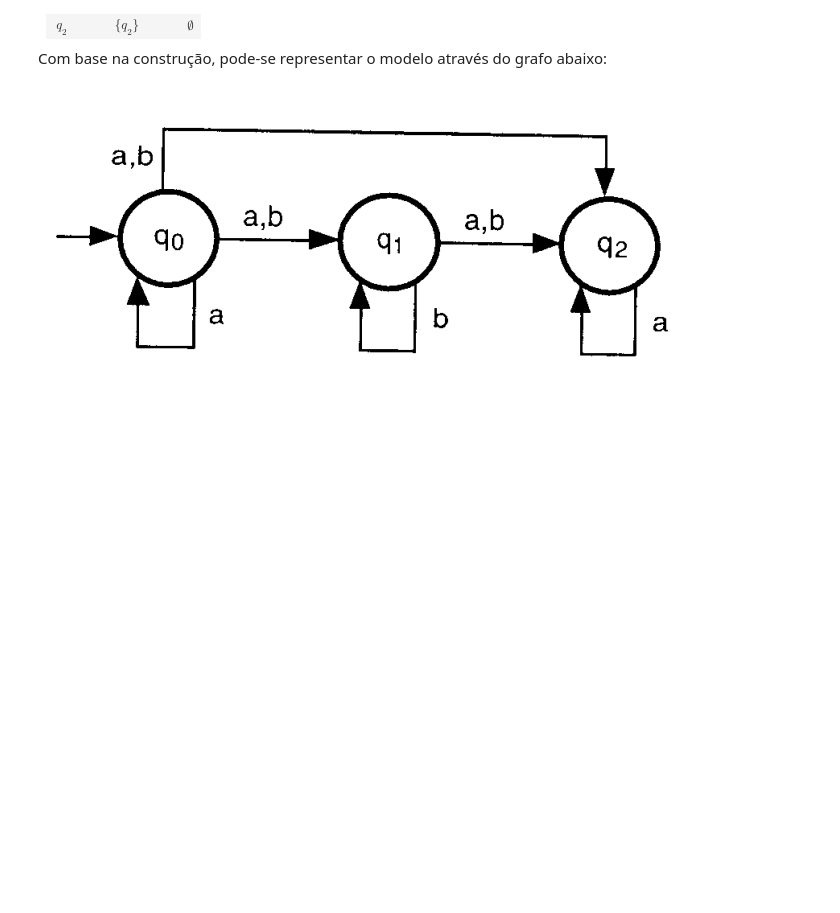
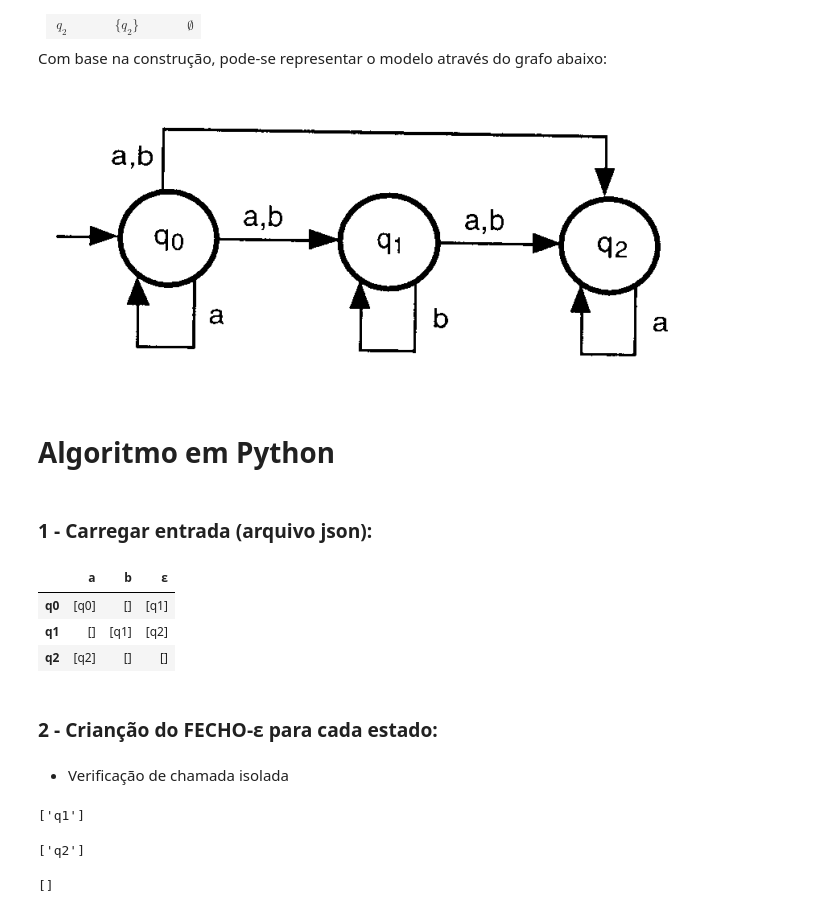
Before and after one commit to r7melo/minimizacao-de-automato-finito, a Jupyter notebook: notebooks/Conversão de Automatos Finitos.ipynb, the cells around one changed output. Saved outputs shown, nothing was run; the diff lists cells and outputs as text; code cells hidden in the pictures; blank space fills up the shorter version.

Commit message:
funcao fechoEpsilon criada

```diff
--- a/notebooks/Conversão de Automatos Finitos.ipynb
+++ b/notebooks/Conversão de Automatos Finitos.ipynb
@@ -70,3 +70,7 @@ Assim, δg' é tal que:
 Com base na construção, pode-se representar o modelo através do grafo abaixo:
 
 ![image.png](attachment:a73dbe13-b8c2-4292-8545-b89bdead3bcc.png)
+# %% [markdown]
+# Algoritmo em Python
+# %% [markdown]
+### 1 - Carregar entrada (arquivo json):
@@ -72,0 +80,28 @@ Com base na construção, pode-se representar o modelo através do grafo abaixo:
+# %%
+with open("../data/raw/eAFN.json", "r") as f:
+    data = json.load(f)
+# %%
+df_transicoes = pd.DataFrame(data["transicoes"]).T
+df_transicoes.columns = ["a","b","ε"]
+df_transicoes
+# %% [output]
+|  | a | b | ε |
+| q0 | [q0] | [] | [q1] |
+| q1 | [] | [q1] | [q2] |
+| q2 | [q2] | [] | [] |
+# %% [markdown]
+### 2 - Crianção do FECHO-ε para cada estado:
+# %% [markdown]
+- Verificação de chamada isolada
+# %%
+df_transicoes.T["q0"]["ε"]
+# %% [output]
+['q1']
+# %%
+df_transicoes.T["q1"]["ε"]
+# %% [output]
+['q2']
+# %%
+df_transicoes.T["q2"]["ε"]
+# %% [output]
+[]
```
Also changed, not shown: parts of 7 cells of this notebook, 2 other files.
